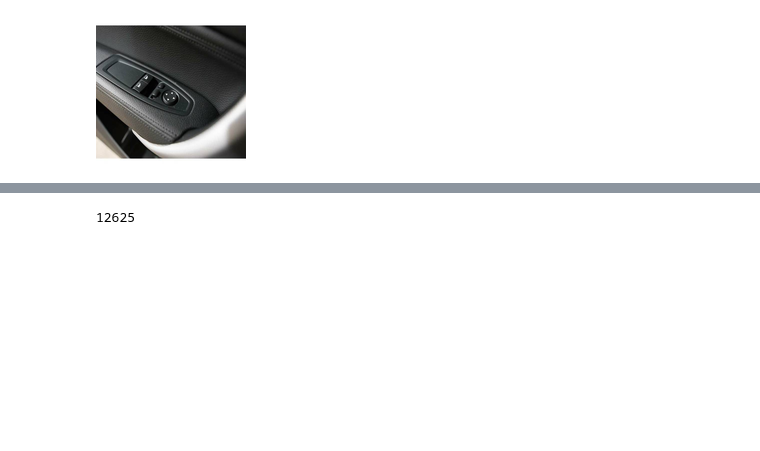
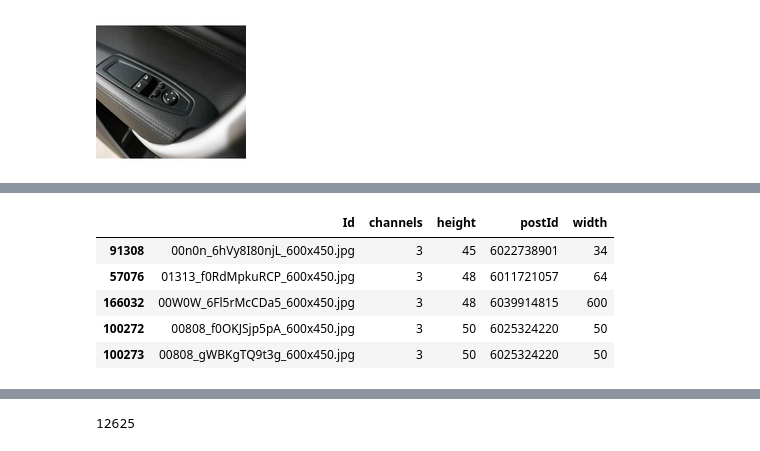
Before and after one commit to nanzhao2016/Projet_Fraude, a Jupyter notebook: code/describe_image.ipynb, the cells around one changed output, grey strips where cells are left out. Drawn from its saved outputs; the diff is of its cells as text; code cells hidden in the pictures; blank space fills up the shorter version.

```diff
--- a/code/describe_image.ipynb
+++ b/code/describe_image.ipynb
@@ -426,3 +426,12 @@ display(img_50_reshaped)
 (50, 50)
 RGB
 [figure]
+# %%
+data.sort_values(['height', 'width']).head()
+# %% [output]
+|  | Id | channels | height | postId | width |
+| 91308 | 00n0n_6hVy8I80njL_600x450.jpg | 3 | 45 | 6022738901 | 34 |
+| 57076 | 01313_f0RdMpkuRCP_600x450.jpg | 3 | 48 | 6011721057 | 64 |
+| 166032 | 00W0W_6Fl5rMcCDa5_600x450.jpg | 3 | 48 | 6039914815 | 600 |
+| 100272 | 00808_f0OKJSjp5pA_600x450.jpg | 3 | 50 | 6025324220 | 50 |
+| 100273 | 00808_gWBKgTQ9t3g_600x450.jpg | 3 | 50 | 6025324220 | 50 |
```
Also changed, not shown: parts of 10 cells of this notebook.
